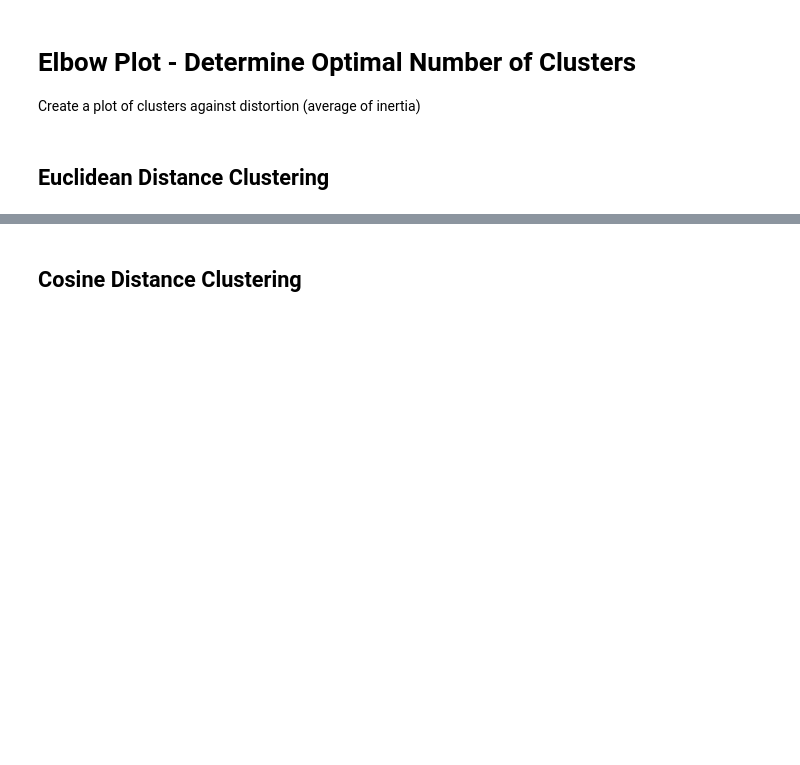
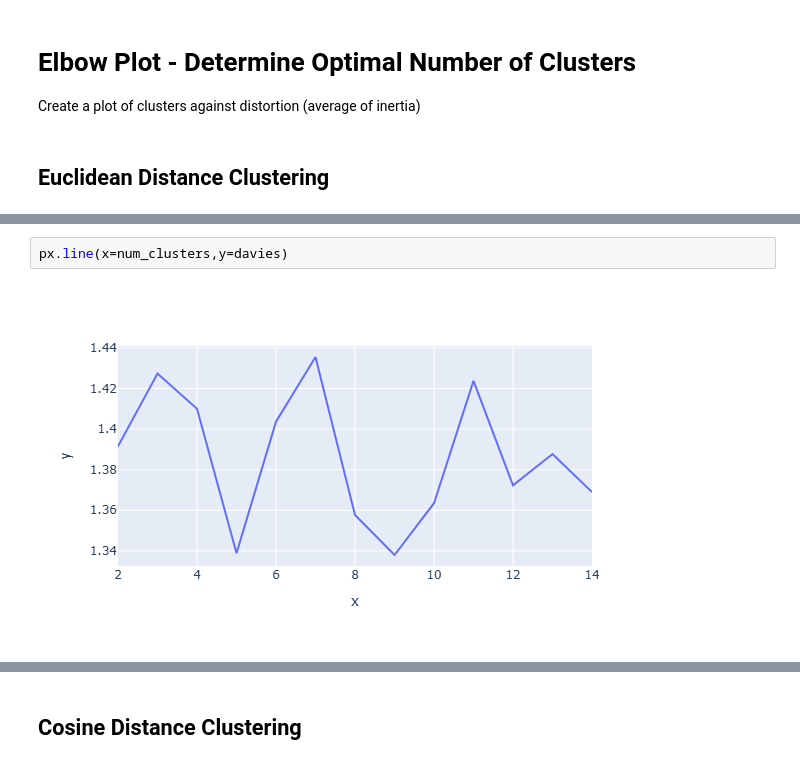
Before and after one commit to clairehbear/ECS171-Music-Recommendation-System, a Jupyter notebook: model_selection.ipynb, the cells around one changed output, grey strips where cells are left out. Saved outputs shown, nothing was run; the diff lists cells and outputs as text; blank space fills up the shorter version.

```diff
--- a/model_selection.ipynb
+++ b/model_selection.ipynb
@@ -50,0 +52,4 @@ px.line(x=num_clusters,y=silhouette_scores)
+# %%
+px.line(x=num_clusters,y=davies)
+# %% [output]
+[figure, added]
```
Also changed, not shown: parts of 11 cells of this notebook, 2 other files.
